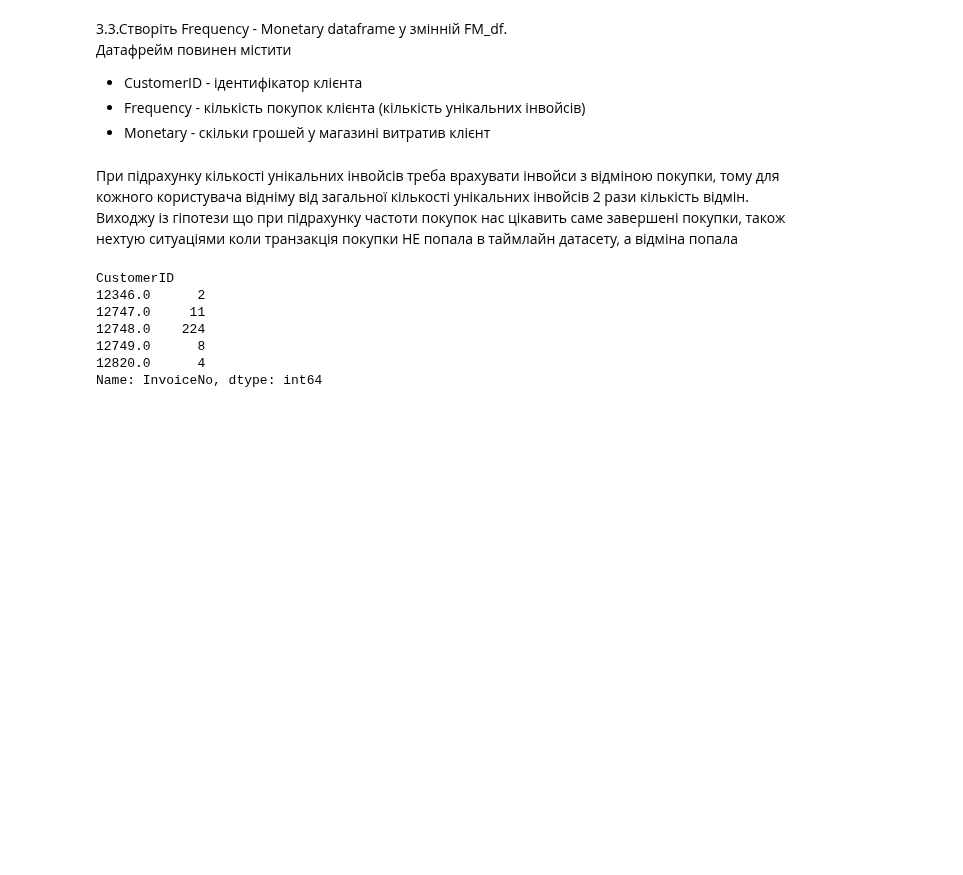
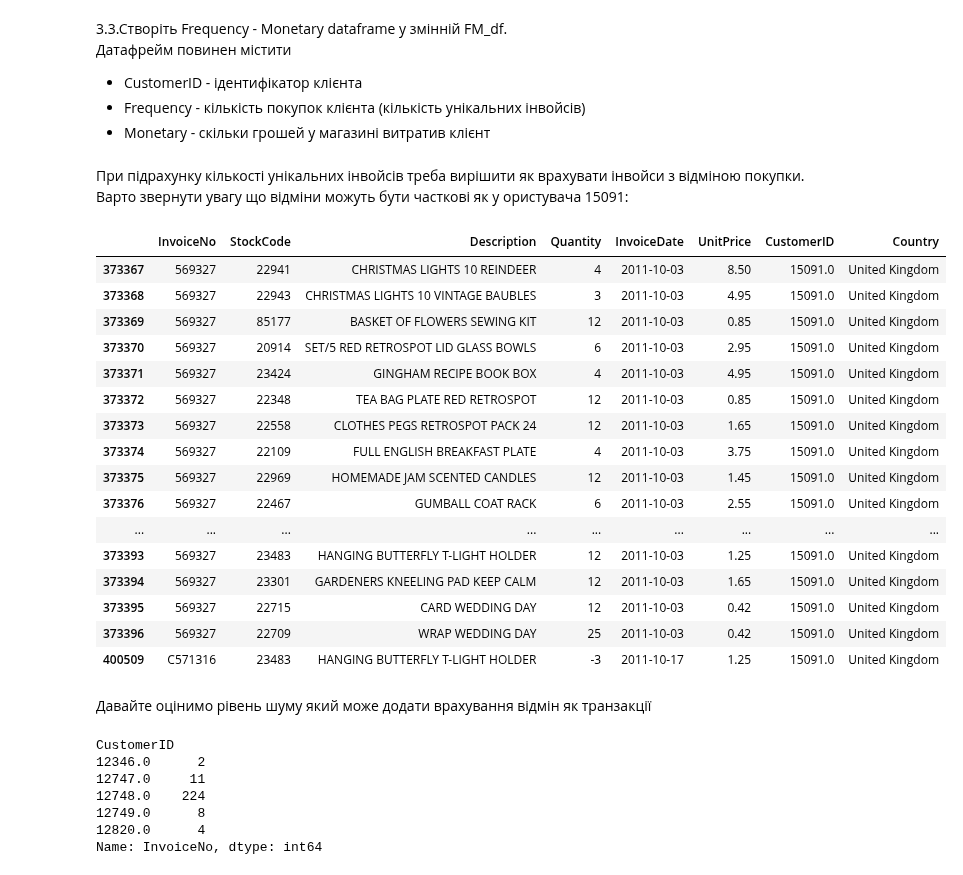
Before and after one commit to dmytrovelychko/rd_ds_python, a Jupyter notebook: hw_6.ipynb, the cells around one changed output. Cells and saved outputs as stored; diff of their text form; code cells hidden in the pictures; blank space fills up the shorter version.

```diff
--- a/hw_6.ipynb
+++ b/hw_6.ipynb
@@ -316,8 +318,30 @@ R_df.head()
 - CustomerID - ідентифікатор клієнта
 - Frequency - кількість покупок клієнта (кількість унікальних інвойсів)
 - Monetary - скільки грошей у магазині витратив клієнт
-# %% [markdown]
-При підрахунку кількості унікальних інвойсів треба врахувати інвойси з відміною покупки, тому для кожного користувача відніму від загальної кількості унікальних інвойсів 2 рази кількість відмін. Виходжу із гіпотези що при підрахунку частоти покупок нас цікавить саме завершені покупки, також нехтую ситуаціями коли транзакція покупки НЕ попала в таймлайн датасету, а відміна попала
+# %% [markdown]
+При підрахунку кількості унікальних інвойсів треба вирішити як врахувати інвойси з відміною покупки. Варто звернути увагу що відміни можуть бути часткові як у ористувача 15091:
+# %%
+df[df["CustomerID"] == 15091]
+# %% [output]
+|  | InvoiceNo | StockCode | Description | Quantity | InvoiceDate | UnitPrice | CustomerID | Country |
+| 373367 | 569327 | 22941 | CHRISTMAS LIGHTS 10 REINDEER | 4 | 2011-10-03 | 8.50 | 15091.0 | United Kingdom |
+| 373368 | 569327 | 22943 | CHRISTMAS LIGHTS 10 VINTAGE BAUBLES | 3 | 2011-10-03 | 4.95 | 15091.0 | United Kingdom |
+| 373369 | 569327 | 85177 | BASKET OF FLOWERS SEWING KIT | 12 | 2011-10-03 | 0.85 | 15091.0 | United Kingdom |
+| 373370 | 569327 | 20914 | SET/5 RED RETROSPOT LID GLASS BOWLS | 6 | 2011-10-03 | 2.95 | 15091.0 | United Kingdom |
+| 373371 | 569327 | 23424 | GINGHAM RECIPE BOOK BOX | 4 | 2011-10-03 | 4.95 | 15091.0 | United Kingdom |
+| 373372 | 569327 | 22348 | TEA BAG PLATE RED RETROSPOT | 12 | 2011-10-03 | 0.85 | 15091.0 | United Kingdom |
+| 373373 | 569327 | 22558 | CLOTHES PEGS RETROSPOT PACK 24 | 12 | 2011-10-03 | 1.65 | 15091.0 | United Kingdom |
+| 373374 | 569327 | 22109 | FULL ENGLISH BREAKFAST PLATE | 4 | 2011-10-03 | 3.75 | 15091.0 | United Kingdom |
+| 373375 | 569327 | 22969 | HOMEMADE JAM SCENTED CANDLES | 12 | 2011-10-03 | 1.45 | 15091.0 | United Kingdom |
+| 373376 | 569327 | 22467 | GUMBALL COAT RACK | 6 | 2011-10-03 | 2.55 | 15091.0 | United Kingdom |
+| ... | ... | ... | ... | ... | ... | ... | ... | ... |
+| 373393 | 569327 | 23483 | HANGING BUTTERFLY T-LIGHT HOLDER | 12 | 2011-10-03 | 1.25 | 15091.0 | United Kingdom |
+| 373394 | 569327 | 23301 | GARDENERS KNEELING PAD KEEP CALM | 12 | 2011-10-03 | 1.65 | 15091.0 | United Kingdom |
+| 373395 | 569327 | 22715 | CARD WEDDING DAY | 12 | 2011-10-03 | 0.42 | 15091.0 | United Kingdom |
+| 373396 | 569327 | 22709 | WRAP WEDDING DAY | 25 | 2011-10-03 | 0.42 | 15091.0 | United Kingdom |
+| 400509 | C571316 | 23483 | HANGING BUTTERFLY T-LIGHT HOLDER | -3 | 2011-10-17 | 1.25 | 15091.0 | United Kingdom |
+# %% [markdown]
+Давайте оцінимо рівень шуму який може додати врахування відмін як транзакції
 # %%
 cid_invoice_raw_count = df.groupby("CustomerID")["InvoiceNo"].nunique()
 cid_invoice_raw_count.head()
```
Also changed, not shown: parts of 9 cells of this notebook.
